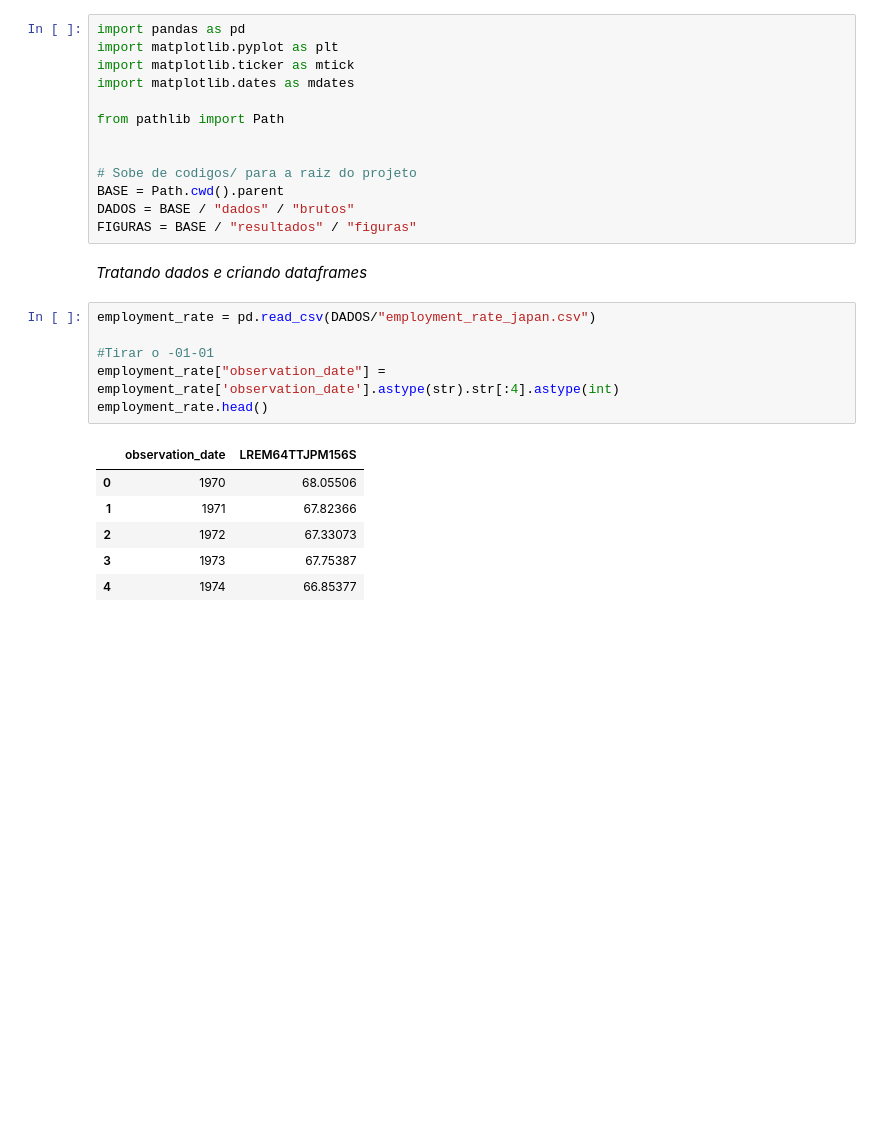
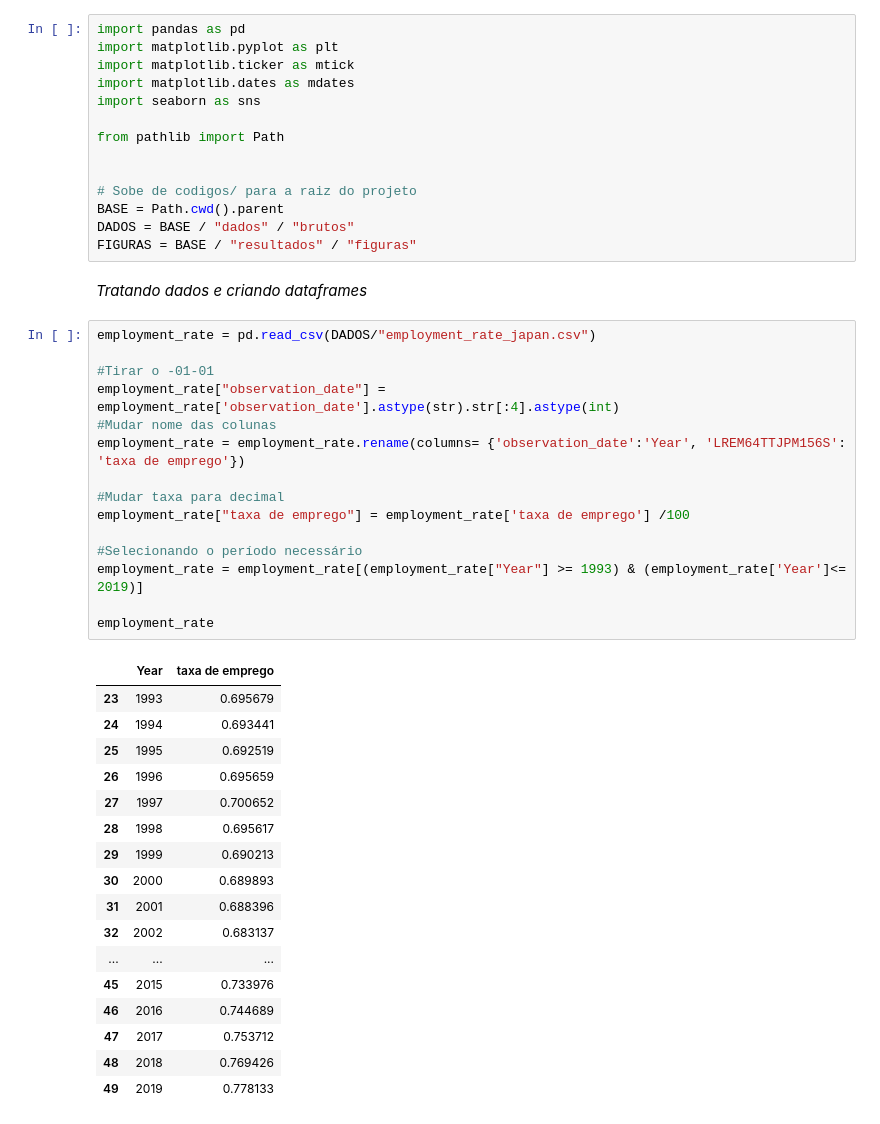
Before and after one commit to gustavo13rodrigo/Trabalho-M-todos, a Jupyter notebook: codigos/employment_x_output_gap.ipynb, the cells around one changed output. Drawn from its saved outputs; the diff is of its cells as text; blank space fills up the shorter version.

```diff
--- a/codigos/employment_x_output_gap.ipynb
+++ b/codigos/employment_x_output_gap.ipynb
@@ -3,6 +3,7 @@ import pandas as pd
 import matplotlib.pyplot as plt
 import matplotlib.ticker as mtick
 import matplotlib.dates as mdates
+import seaborn as sns
 
 from pathlib import Path
 
@@ -16,14 +17,34 @@ _Tratando dados e criando dataframes_
 # %%
 employment_rate = pd.read_csv(DADOS/"employment_rate_japan.csv")
 
 #Tirar o -01-01
 employment_rate["observation_date"] = employment_rate['observation_date'].astype(str).str[:4].astype(int)
-employment_rate.head()
+#Mudar nome das colunas
+employment_rate = employment_rate.rename(columns= {'observation_date':'Year', 'LREM64TTJPM156S': 'taxa de emprego'})
+
+#Mudar taxa para decimal
+employment_rate["taxa de emprego"] = employment_rate['taxa de emprego'] /100
+
+#Selecionando o período necessário
+employment_rate = employment_rate[(employment_rate["Year"] >= 1993) & (employment_rate['Year']<= 2019)]
+
+employment_rate
 # %% [output]
-|  | observation_date | LREM64TTJPM156S |
-| 0 | 1970 | 68.05506 |
-| 1 | 1971 | 67.82366 |
-| 2 | 1972 | 67.33073 |
-| 3 | 1973 | 67.75387 |
-| 4 | 1974 | 66.85377 |
+|  | Year | taxa de emprego |
+| 23 | 1993 | 0.695679 |
+| 24 | 1994 | 0.693441 |
+| 25 | 1995 | 0.692519 |
+| 26 | 1996 | 0.695659 |
+| 27 | 1997 | 0.700652 |
+| 28 | 1998 | 0.695617 |
+| 29 | 1999 | 0.690213 |
+| 30 | 2000 | 0.689893 |
+| 31 | 2001 | 0.688396 |
+| 32 | 2002 | 0.683137 |
+| ... | ... | ... |
+| 45 | 2015 | 0.733976 |
+| 46 | 2016 | 0.744689 |
+| 47 | 2017 | 0.753712 |
+| 48 | 2018 | 0.769426 |
+| 49 | 2019 | 0.778133 |
 # %%
```
Also changed, not shown: parts of 7 cells of this notebook, 3 other files.
